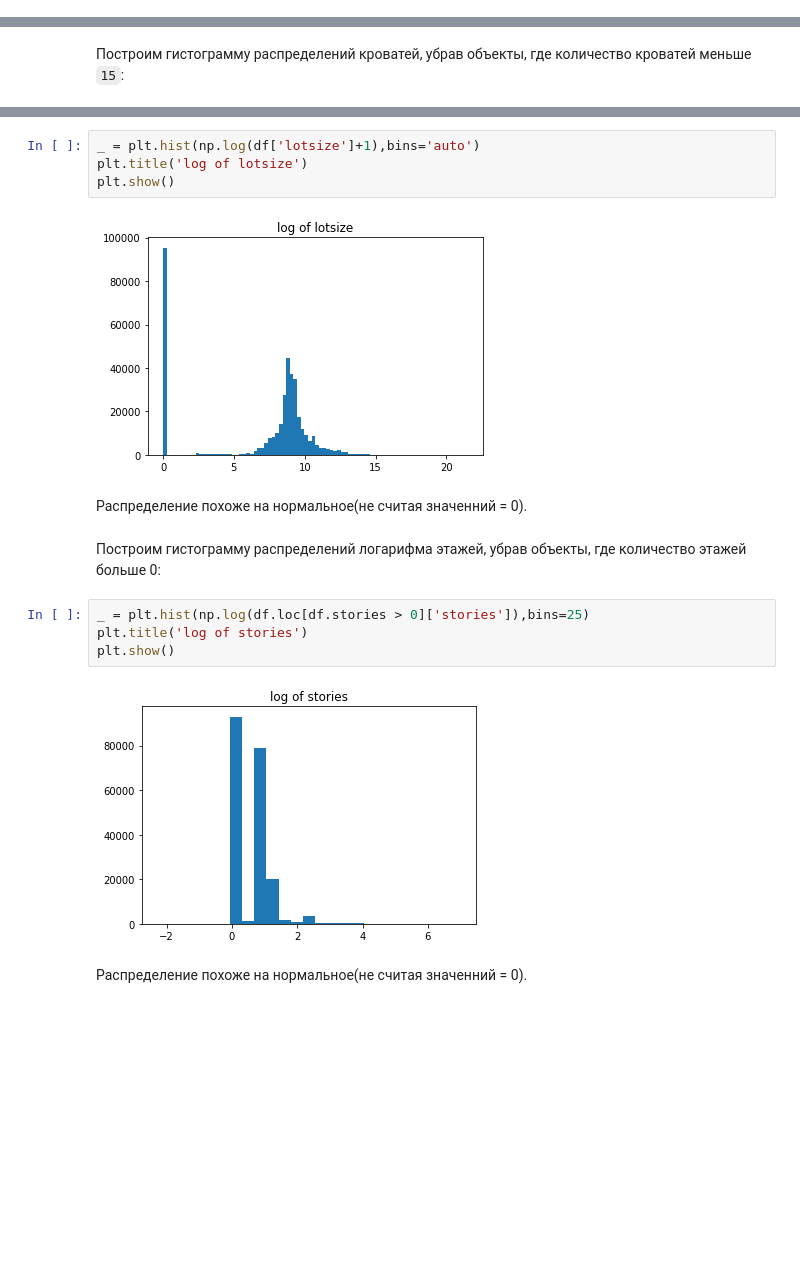
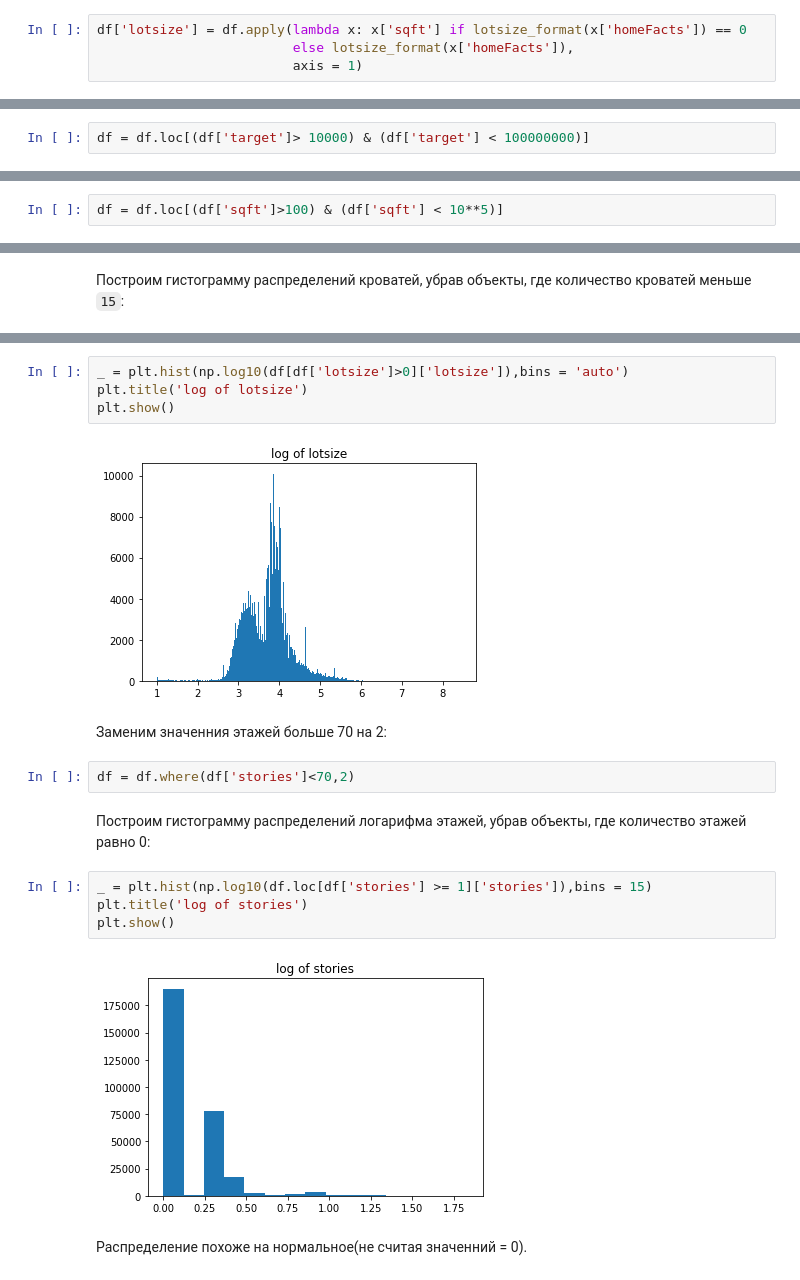
Before and after one commit to AndruKP/house-prices-prediction, a Jupyter notebook: house_prices_prediction.ipynb, the cells around one changed output, grey strips where cells are left out. Drawn from its saved outputs; the diff is of its cells as text; blank space fills up the shorter version.

```diff
--- a/house_prices_prediction.ipynb
+++ b/house_prices_prediction.ipynb
@@ -365,3 +370,7 @@ df['lotsize'] = df['homeFacts'].apply(lotsize_format)
+# %%
+df['lotsize'] = df.apply(lambda x: x['sqft'] if lotsize_format(x['homeFacts']) == 0
+                         else lotsize_format(x['homeFacts']),
+                         axis = 1)
 # %% [markdown]
 #### Schools rating
 # %%
@@ -505,0 +517,2 @@ plt.show()
+# %%
+df = df.loc[(df['target']> 10000) & (df['target'] < 100000000)]
@@ -514,0 +537,2 @@ plt.show()
+# %%
+df = df.loc[(df['sqft']>100) & (df['sqft'] < 10**5)]
@@ -529,19 +560,21 @@ plt.show()
 # %%
-_ = plt.hist(np.log(df['lotsize']+1),bins='auto')
+_ = plt.hist(np.log10(df[df['lotsize']>0]['lotsize']),bins = 'auto')
 plt.title('log of lotsize')
 plt.show()
 # %% [output]
-[figure, old version]
+[figure, new version]
-# %% [markdown]
-Распределение похоже на нормальное(не считая значенний = 0).
+# %% [markdown]
+Заменим значенния этажей больше 70 на 2:
+# %%
+df = df.where(df['stories']<70,2)
 # %% [markdown]
-Построим гистограмму распределений логарифма этажей, убрав объекты, где количество этажей больше 0:
+Построим гистограмму распределений логарифма этажей, убрав объекты, где количество этажей равно 0:
 # %%
-_ = plt.hist(np.log(df.loc[df.stories > 0]['stories']),bins=25)
+_ = plt.hist(np.log10(df.loc[df['stories'] >= 1]['stories']),bins = 15)
 plt.title('log of stories')
 plt.show()
 # %% [output]
-[figure, old version]
+[figure, new version]
 # %% [markdown]
 Распределение похоже на нормальное(не считая значенний = 0).
 # %% [markdown]
```
Also changed, not shown: parts of 101 cells of this notebook.
